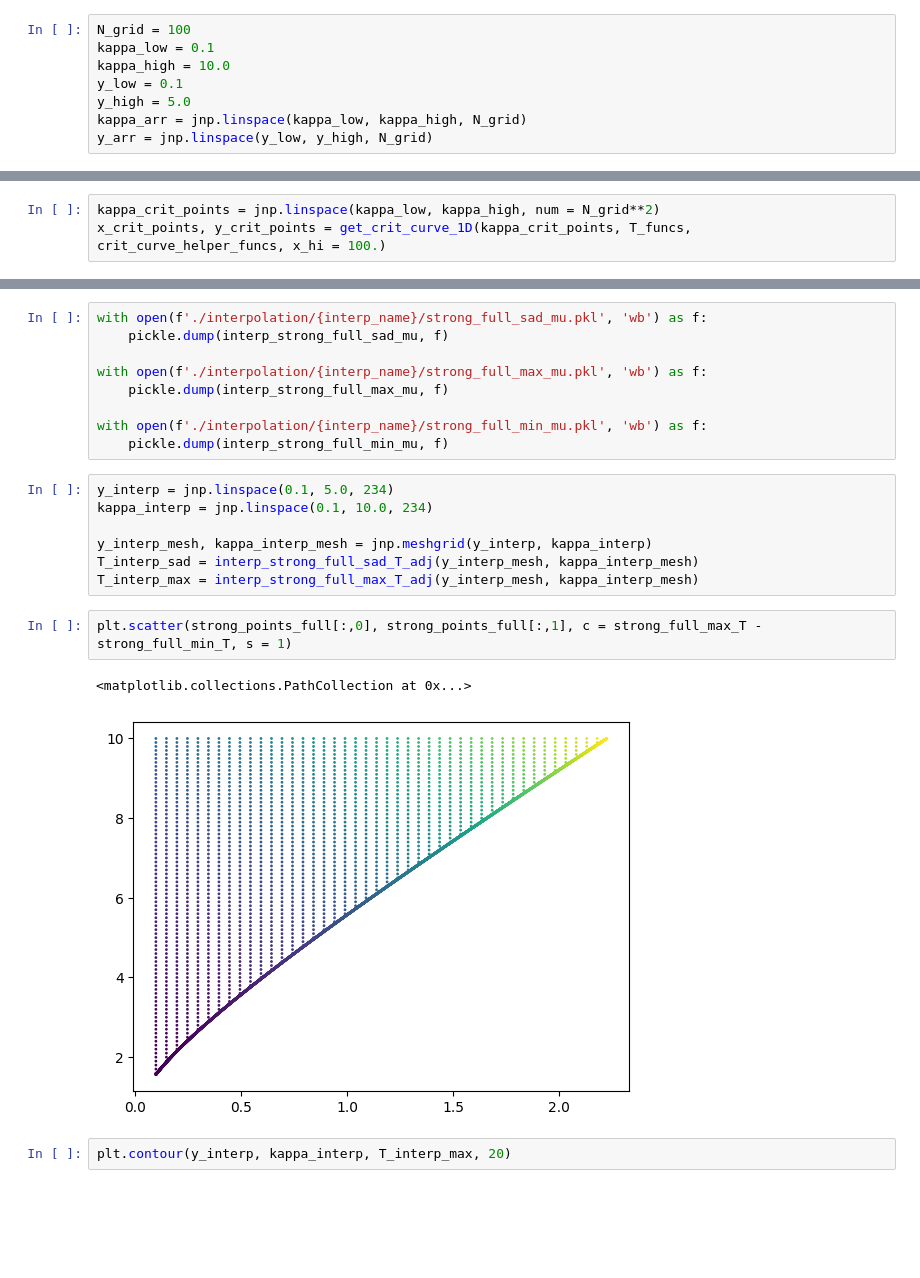
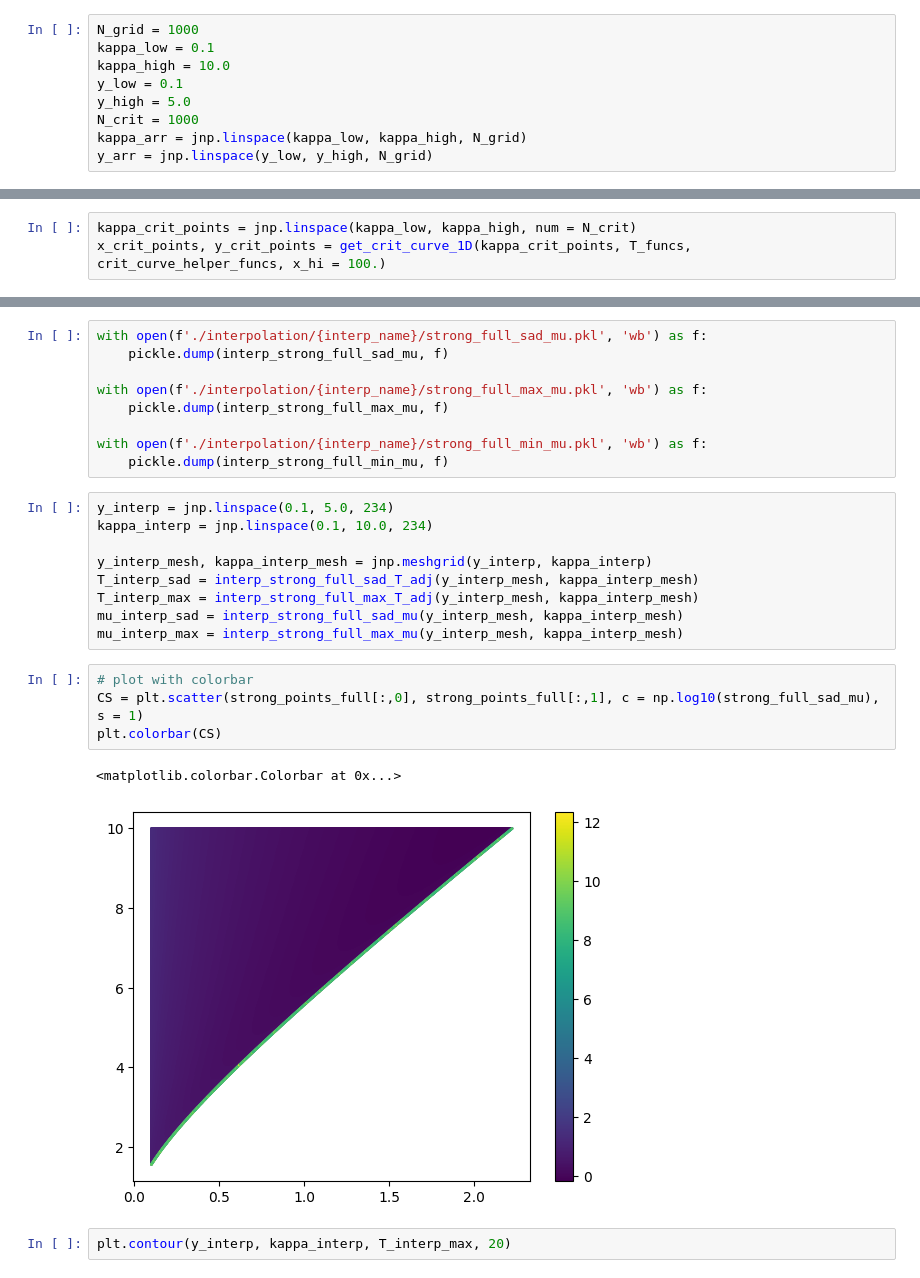
Before and after one commit to mhycheung/glworia, a Jupyter notebook: playground_interp_image.ipynb, the cells around one changed output, grey strips where cells are left out. Cells and saved outputs as stored; diff of their text form; blank space fills up the shorter version.

```diff
--- a/playground_interp_image.ipynb
+++ b/playground_interp_image.ipynb
@@ -50,9 +50,10 @@ crit_funcs = crtical_curve_interpolants(param_arr, T_funcs, crit_curve_helper_fu
 # %%
-N_grid = 100
+N_grid = 1000
 kappa_low = 0.1
 kappa_high = 10.0
 y_low = 0.1
 y_high = 5.0
+N_crit = 1000
 kappa_arr = jnp.linspace(kappa_low, kappa_high, N_grid)
 y_arr = jnp.linspace(y_low, y_high, N_grid)
 # %%
@@ -69,7 +70,7 @@ def is_strong(point):
 weak_points = grid_points[~is_strong(grid_points)]
 strong_points = grid_points[is_strong(grid_points)]
 # %%
-kappa_crit_points = jnp.linspace(kappa_low, kappa_high, num = N_grid**2)
+kappa_crit_points = jnp.linspace(kappa_low, kappa_high, num = N_crit)
 x_crit_points, y_crit_points = get_crit_curve_1D(kappa_crit_points, T_funcs, crit_curve_helper_funcs, x_hi = 100.)
 # %%
 crit_points = jnp.vstack([y_crit_points, kappa_crit_points]).T
@@ -183,11 +184,15 @@ kappa_interp = jnp.linspace(0.1, 10.0, 234)
 y_interp_mesh, kappa_interp_mesh = jnp.meshgrid(y_interp, kappa_interp)
 T_interp_sad = interp_strong_full_sad_T_adj(y_interp_mesh, kappa_interp_mesh)
 T_interp_max = interp_strong_full_max_T_adj(y_interp_mesh, kappa_interp_mesh)
+mu_interp_sad = interp_strong_full_sad_mu(y_interp_mesh, kappa_interp_mesh)
+mu_interp_max = interp_strong_full_max_mu(y_interp_mesh, kappa_interp_mesh)
 # %%
-plt.scatter(strong_points_full[:,0], strong_points_full[:,1], c = strong_full_max_T - strong_full_min_T, s = 1)
+# plot with colorbar
+CS = plt.scatter(strong_points_full[:,0], strong_points_full[:,1], c = np.log10(strong_full_sad_mu), s = 1)
+plt.colorbar(CS)
 # %% [output]
-<matplotlib.collections.PathCollection at 0x...>
+<matplotlib.colorbar.Colorbar at 0x...>
-[figure, old version]
+[figure, new version]
 # %%
 plt.contour(y_interp, kappa_interp, T_interp_max, 20)
 # %% [output]
```
Also changed, not shown: parts of 2 cells of this notebook, 5 other files.
